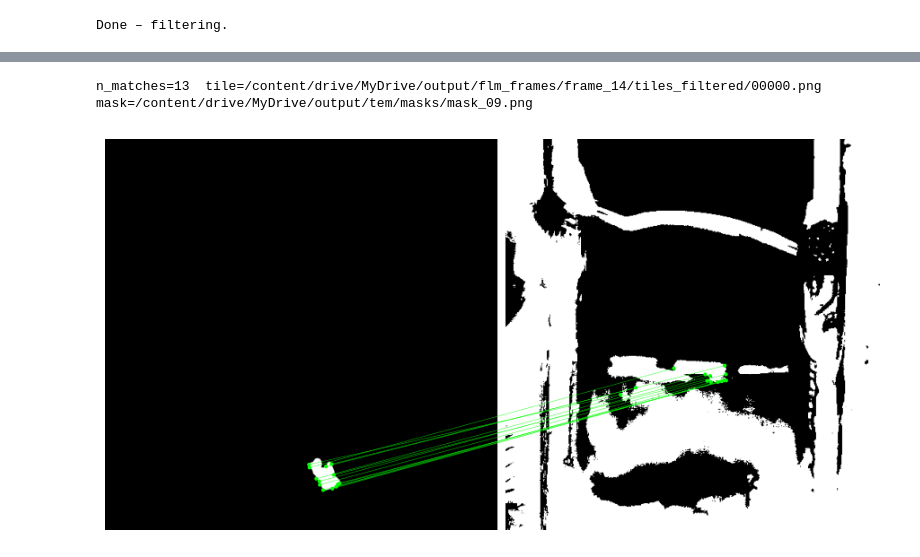
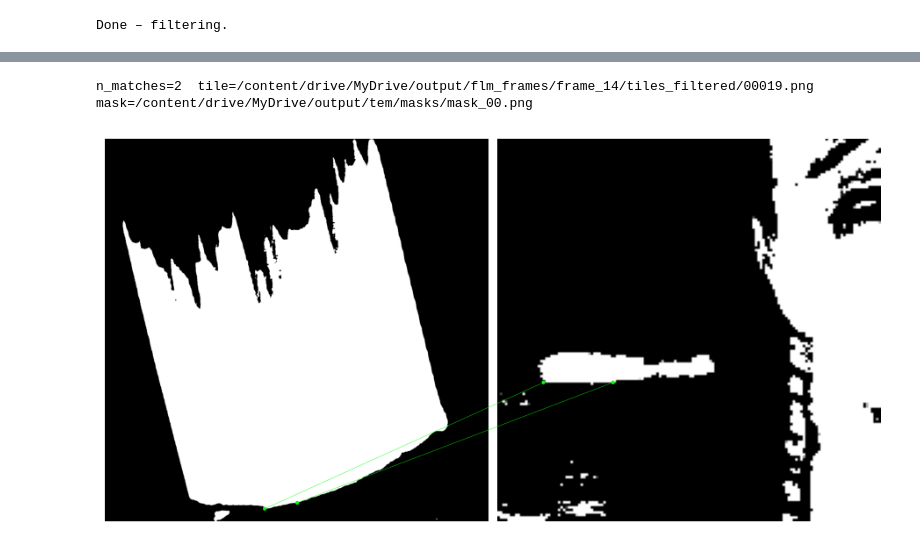
Before and after one commit to Sarztak/flm-tem-correlation, a Jupyter notebook: full_pipeline_reduced.ipynb, the cells around one changed output, grey strips where cells are left out. Saved outputs shown, nothing was run; the diff lists cells and outputs as text; code cells hidden in the pictures.

```diff
--- a/full_pipeline_reduced.ipynb
+++ b/full_pipeline_reduced.ipynb
@@ -417,36 +433,36 @@ Rank 5: n_matches=1  tem_mask=4  tile=(77, 77)  tile_path=/content/drive/MyDrive
 # %%
 from lightglue import viz2d
 import matplotlib.pyplot as plt
 
 match_dir = MATCHES_DIR / f"frame_{str(best_frame).zfill(2)}"
 
 with open(match_dir / "match_meta.json") as f:
     stored_meta = json.load(f)
 
-target_tile = "00000.png"
-target_mask = "mask_09.png"
+target_tile = "00019.png"
+target_mask = "mask_00.png"
 meta = next(
     entry for entry in stored_meta
     if Path(entry["tile_img_path"]).name == target_tile
     and Path(entry["mask_img_path"]).name == target_mask
 )
 
 npz  = np.load(str(match_dir / meta["npz_file"]))
 
 tile_img = cv2.imread(meta["tile_img_path"], cv2.IMREAD_GRAYSCALE)
 tem_mask = cv2.imread(meta["mask_img_path"], cv2.IMREAD_GRAYSCALE)
 
 m_kpts_tem  = torch.from_numpy(npz["m_kpts_tem"])
 m_kpts_tile = torch.from_numpy(npz["m_kpts_tile"])
 
 print(f"n_matches={meta['n_matches']}  tile={meta['tile_img_path']}  mask={meta['mask_img_path']}")
 
 axes = viz2d.plot_images([tem_mask, tile_img])
 viz2d.plot_matches(m_kpts_tem, m_kpts_tile, color="lime", lw=0.3)
 plt.show()
 # %% [output]
-n_matches=13  tile=/content/drive/MyDrive/output/flm_frames/frame_14/tiles_filtered/00000.png  mask=/content/drive/MyDrive/output/tem/masks/mask_09.png
+n_matches=2  tile=/content/drive/MyDrive/output/flm_frames/frame_14/tiles_filtered/00019.png  mask=/content/drive/MyDrive/output/tem/masks/mask_00.png
-[figure, old version]
+[figure, new version]
 # %%
 from alignment_helpers import backproject_to_full_flm, matrix_scale
 
```
Also changed, not shown: parts of 5 cells of this notebook.
